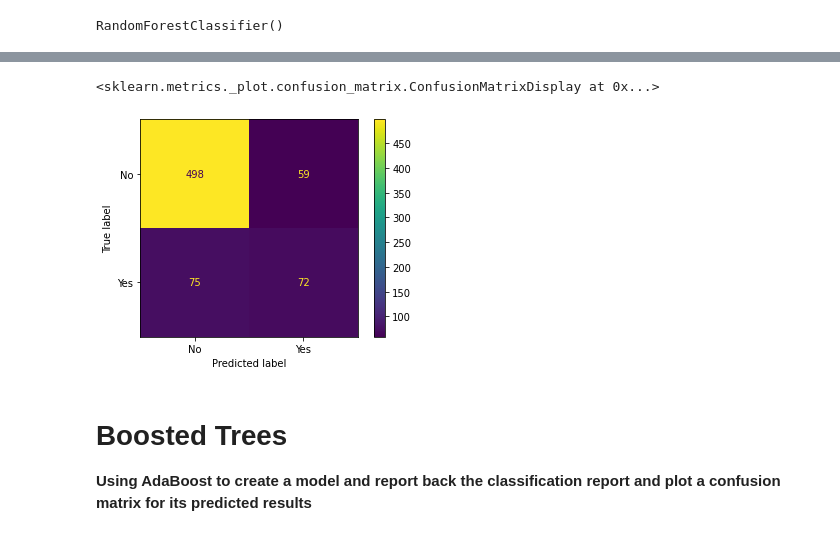
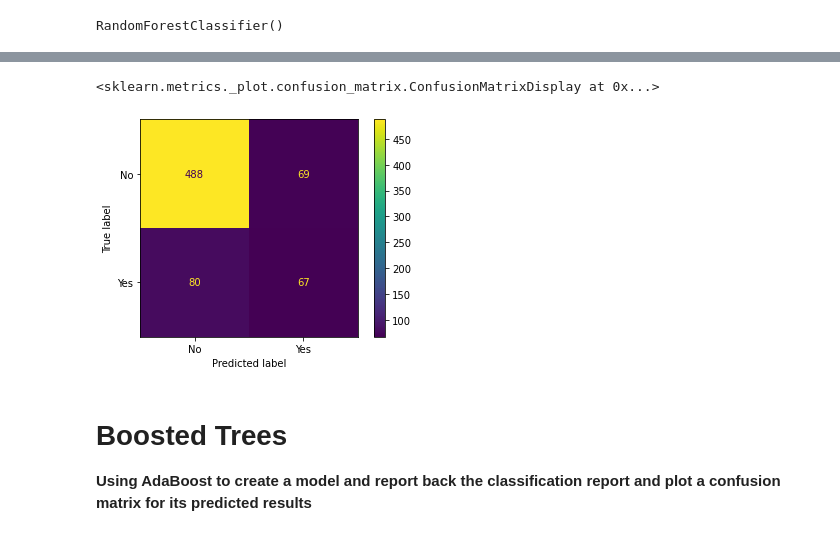
Before and after one commit to sahil1812/Projects, a Jupyter notebook: Predicting churn rate of a customer using analytical and supervised learning methods.ipynb, the cells around one changed output, grey strips where cells are left out. Drawn from its saved outputs; the diff is of its cells as text; code cells hidden in the pictures.

```diff
--- a/Predicting churn rate of a customer using analytical and supervised learning methods.ipynb
+++ b/Predicting churn rate of a customer using analytical and supervised learning methods.ipynb
@@ -403,8 +406,8 @@ weighted avg       0.79      0.80      0.79       704
 # %%
-plot_confusion_matrix(dt,X_test,y_test)
+plot_confusion_matrix(rf,X_test,y_test)
 # %% [output]
 <sklearn.metrics._plot.confusion_matrix.ConfusionMatrixDisplay at 0x...>
-[figure, old version]
+[figure, new version]
 # %% [markdown]
 # Boosted Trees
 
```
Also changed, not shown: parts of 7 cells of this notebook.
